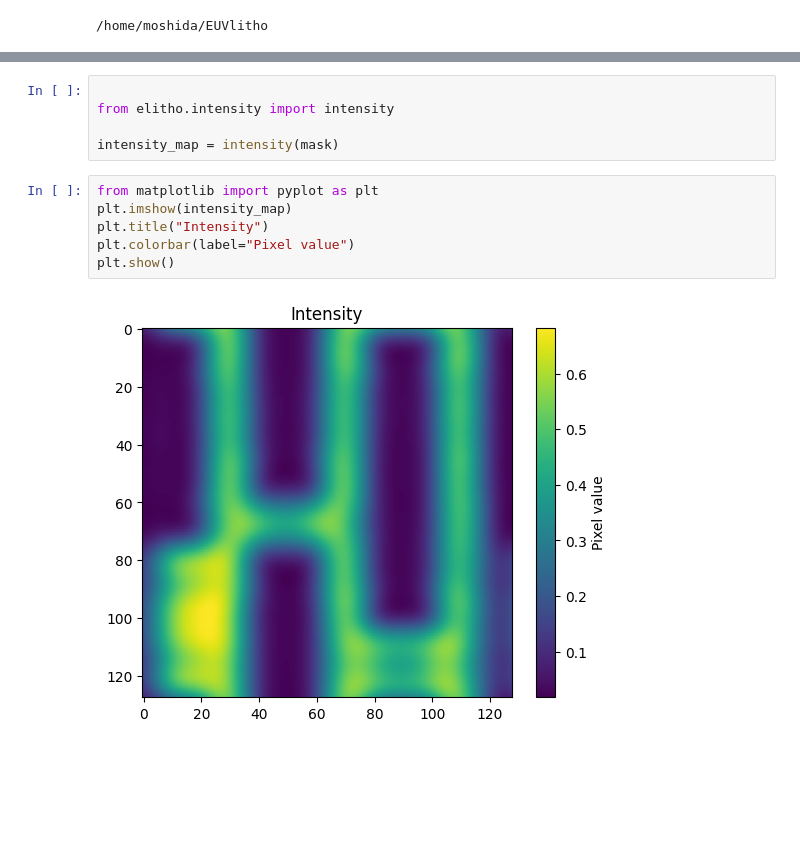
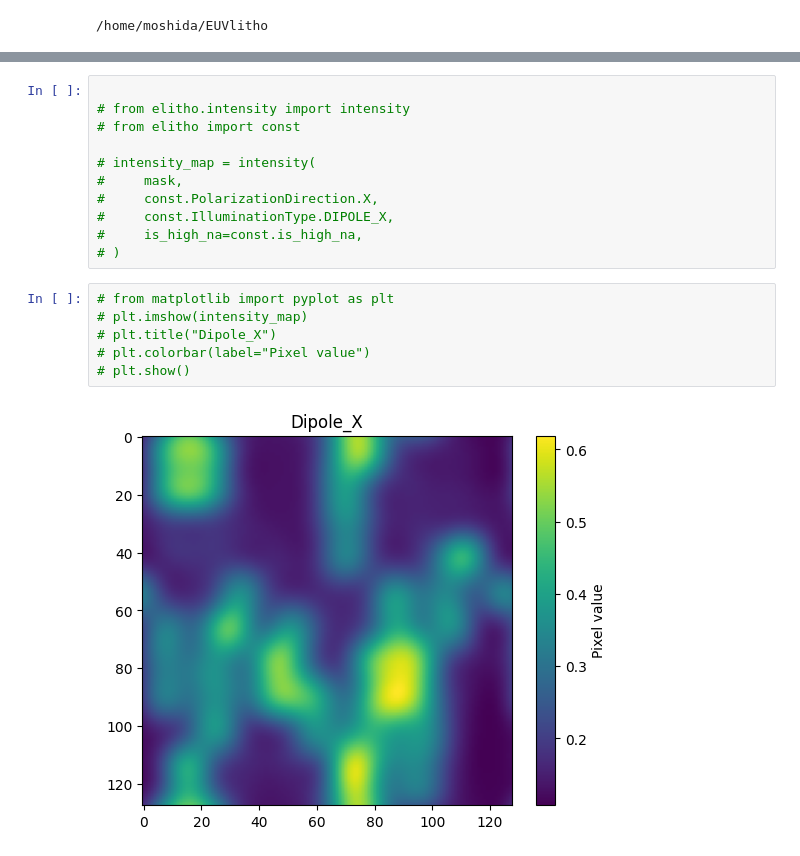
Before and after one commit to takahashi-edalab/EUVlitho, a Jupyter notebook: notebooks/abbe.ipynb, the cells around one changed output, grey strips where cells are left out. Cells and saved outputs as stored; diff of their text form; blank space fills up the shorter version.

Commit message:
fix bug of high-na euv simulation

```diff
--- a/notebooks/abbe.ipynb
+++ b/notebooks/abbe.ipynb
@@ -22,13 +43,19 @@ plt.show()
 # %%
 
-from elitho.intensity import intensity
+# from elitho.intensity import intensity
+# from elitho import const
 
-intensity_map = intensity(mask)
+# intensity_map = intensity(
+#     mask,
+#     const.PolarizationDirection.X,
+#     const.IlluminationType.DIPOLE_X,
+#     is_high_na=const.is_high_na,
+# )
 # %%
-from matplotlib import pyplot as plt
-plt.imshow(intensity_map)
-plt.title("Intensity")
-plt.colorbar(label="Pixel value")
-plt.show()
+# from matplotlib import pyplot as plt
+# plt.imshow(intensity_map)
+# plt.title("Dipole_X")
+# plt.colorbar(label="Pixel value")
+# plt.show()
 # %% [output]
-[figure, old version]
+[figure, new version]
```
Also changed, not shown: parts of 12 cells of this notebook, 9 other files.
